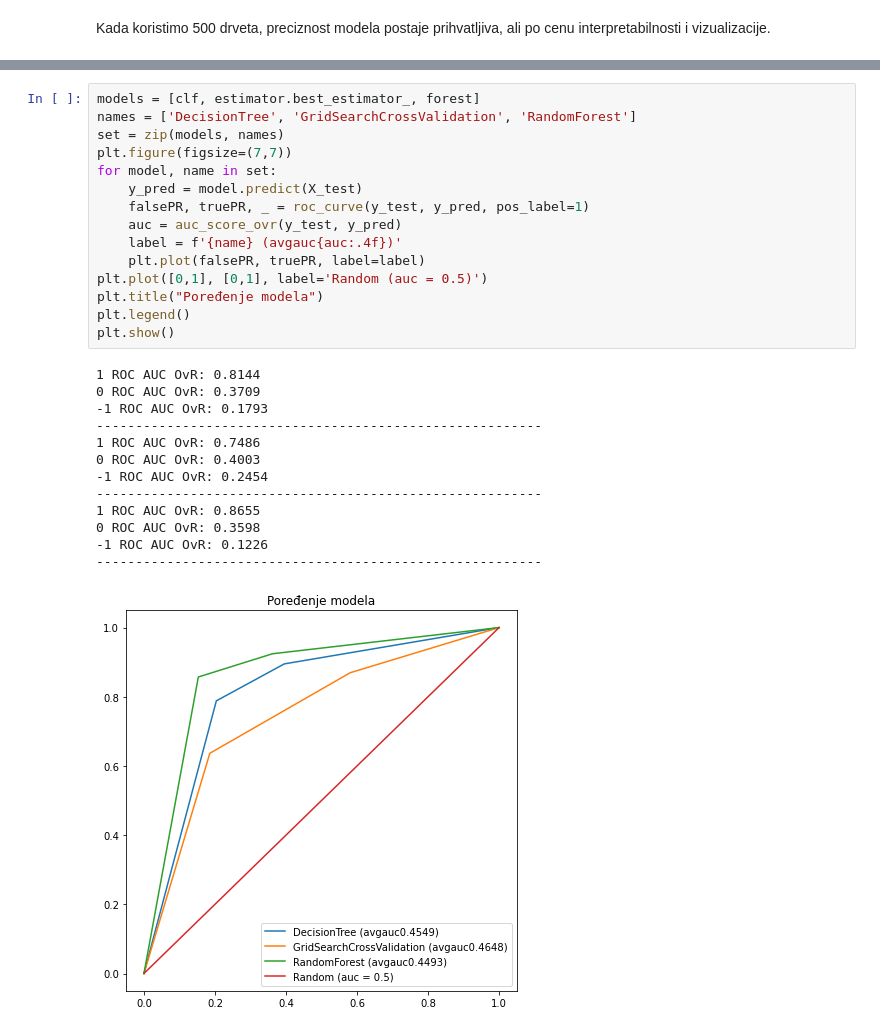
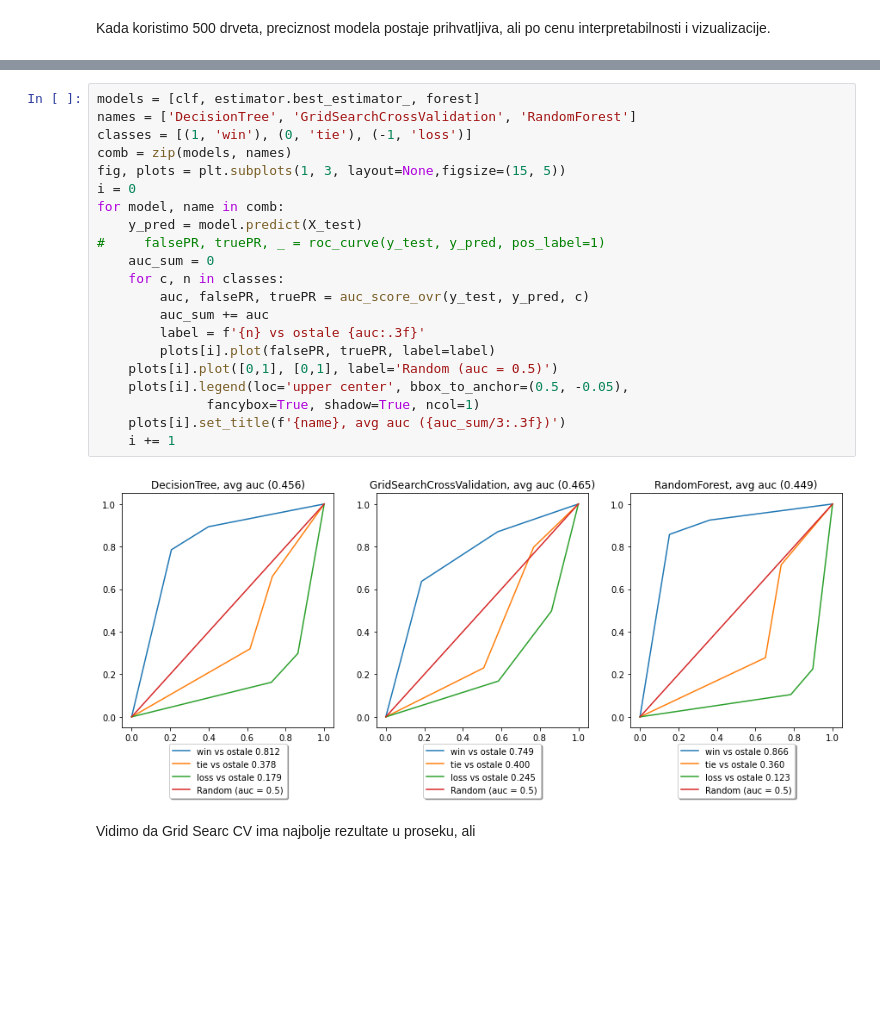
Before and after one commit to MATF-istrazivanje-podataka-1/2023_Data_Mining_Connect_game_Dataset, a Jupyter notebook: classification/decision_tree.ipynb, the cells around one changed output, grey strips where cells are left out. Saved outputs shown, nothing was run; the diff lists cells and outputs as text; blank space fills up the shorter version.

Commit message:
finalize comparing decision tree models

```diff
--- a/classification/decision_tree.ipynb
+++ b/classification/decision_tree.ipynb
@@ -243,29 +242,25 @@ def roc_auc_score_ovr(y_test, y_pred):
 # %%
 models = [clf, estimator.best_estimator_, forest]
 names = ['DecisionTree', 'GridSearchCrossValidation', 'RandomForest']
-set = zip(models, names)
-plt.figure(figsize=(7,7))
-for model, name in set:
+classes = [(1, 'win'), (0, 'tie'), (-1, 'loss')]
+comb = zip(models, names)
+fig, plots = plt.subplots(1, 3, layout=None,figsize=(15, 5))
+i = 0
+for model, name in comb:
     y_pred = model.predict(X_test)
-    falsePR, truePR, _ = roc_curve(y_test, y_pred, pos_label=1)
-    auc = auc_score_ovr(y_test, y_pred)
-    label = f'{name} (avgauc{auc:.4f})'
-    plt.plot(falsePR, truePR, label=label)
-plt.plot([0,1], [0,1], label='Random (auc = 0.5)')
-plt.title("Poređenje modela")
-plt.legend()
-plt.show()
+#     falsePR, truePR, _ = roc_curve(y_test, y_pred, pos_label=1)
+    auc_sum = 0
+    for c, n in classes:
+        auc, falsePR, truePR = auc_score_ovr(y_test, y_pred, c)
+        auc_sum += auc
+        label = f'{n} vs ostale {auc:.3f}'
+        plots[i].plot(falsePR, truePR, label=label)
+    plots[i].plot([0,1], [0,1], label='Random (auc = 0.5)')
+    plots[i].legend(loc='upper center', bbox_to_anchor=(0.5, -0.05),
+              fancybox=True, shadow=True, ncol=1)
+    plots[i].set_title(f'{name}, avg auc ({auc_sum/3:.3f})')
+    i += 1
 # %% [output]
-1 ROC AUC OvR: 0.8144
-0 ROC AUC OvR: 0.3709
--1 ROC AUC OvR: 0.1793
----------------------------------------------------------
-1 ROC AUC OvR: 0.7486
-0 ROC AUC OvR: 0.4003
--1 ROC AUC OvR: 0.2454
----------------------------------------------------------
-1 ROC AUC OvR: 0.8655
-0 ROC AUC OvR: 0.3598
--1 ROC AUC OvR: 0.1226
----------------------------------------------------------
-[figure, old version]
+[figure, new version]
+# %% [markdown]
+Vidimo da Grid Searc CV ima najbolje rezultate u proseku, ali
```
Also changed, not shown: parts of 6 cells of this notebook.
